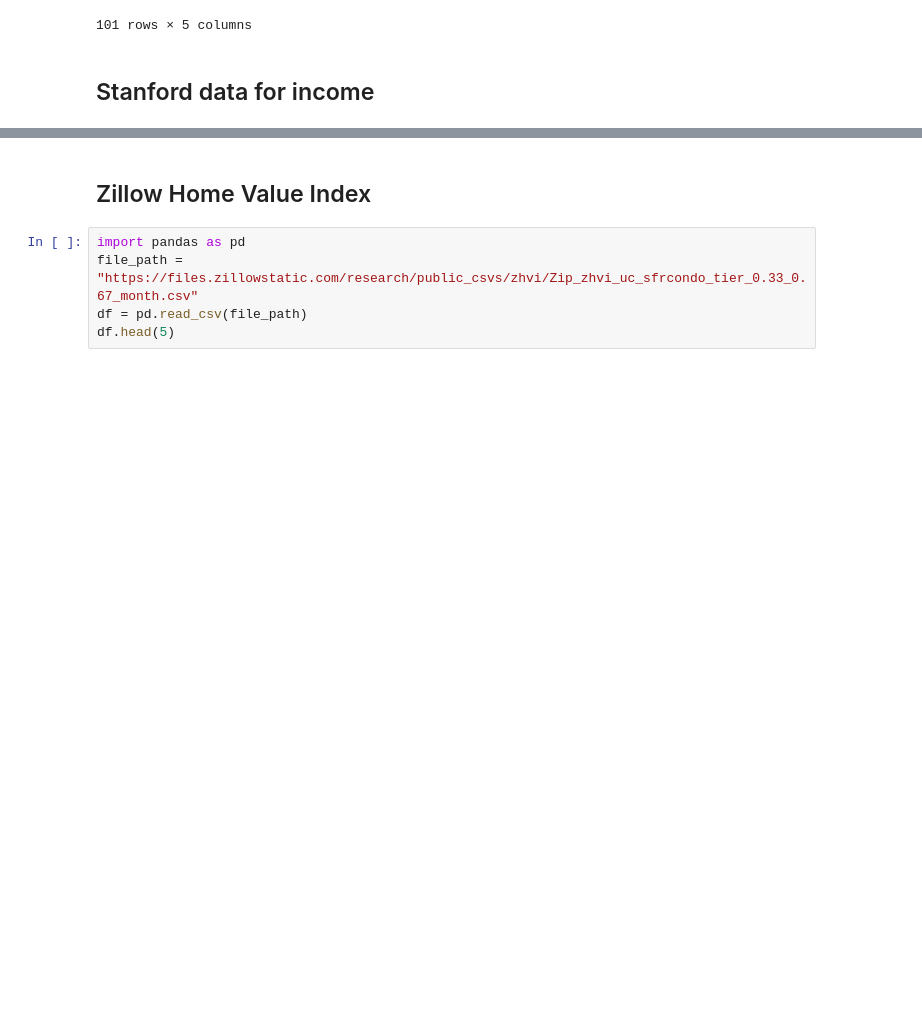
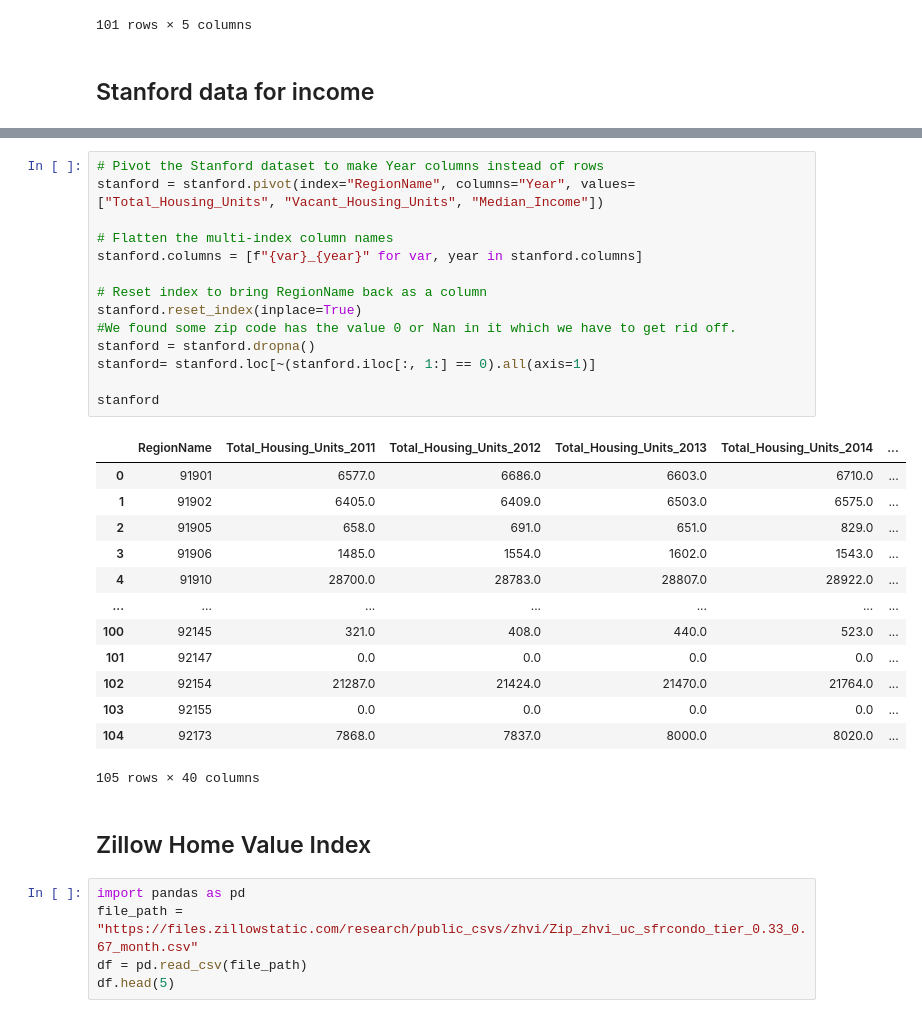
Before and after one commit to rangelrichard/investor_impact, a Jupyter notebook: EDACheckpoint_Group171_WI25.ipynb, the cells around one changed output, grey strips where cells are left out. Drawn from its saved outputs; the diff is of its cells as text; blank space fills up the shorter version.

```diff
--- a/EDACheckpoint_Group171_WI25.ipynb
+++ b/EDACheckpoint_Group171_WI25.ipynb
@@ -119,3 +136,31 @@ stanford
+# %%
+# Pivot the Stanford dataset to make Year columns instead of rows
+stanford = stanford.pivot(index="RegionName", columns="Year", values=["Total_Housing_Units", "Vacant_Housing_Units", "Median_Income"])
+
+# Flatten the multi-index column names
+stanford.columns = [f"{var}_{year}" for var, year in stanford.columns]
+
+# Reset index to bring RegionName back as a column
+stanford.reset_index(inplace=True)
+#We found some zip code has the value 0 or Nan in it which we have to get rid off.
+stanford = stanford.dropna()
+stanford= stanford.loc[~(stanford.iloc[:, 1:] == 0).all(axis=1)]
+
+stanford
+# %% [output]
+|  | RegionName | Total_Housing_Units_2011 | Total_Housing_Units_2012 | Total_Housing_Units_2013 | Total_Housing_Units_2014 | ... |
+| 0 | 91901 | 6577.0 | 6686.0 | 6603.0 | 6710.0 | ... |
+| 1 | 91902 | 6405.0 | 6409.0 | 6503.0 | 6575.0 | ... |
+| 2 | 91905 | 658.0 | 691.0 | 651.0 | 829.0 | ... |
+| 3 | 91906 | 1485.0 | 1554.0 | 1602.0 | 1543.0 | ... |
+| 4 | 91910 | 28700.0 | 28783.0 | 28807.0 | 28922.0 | ... |
+| ... | ... | ... | ... | ... | ... | ... |
+| 100 | 92145 | 321.0 | 408.0 | 440.0 | 523.0 | ... |
+| 101 | 92147 | 0.0 | 0.0 | 0.0 | 0.0 | ... |
+| 102 | 92154 | 21287.0 | 21424.0 | 21470.0 | 21764.0 | ... |
+| 103 | 92155 | 0.0 | 0.0 | 0.0 | 0.0 | ... |
+| 104 | 92173 | 7868.0 | 7837.0 | 8000.0 | 8020.0 | ... |
+105 rows × 40 columns
 # %% [markdown]
 ## Zillow Home Value Index
 # %%
```
Also changed, not shown: parts of 3 cells of this notebook.
